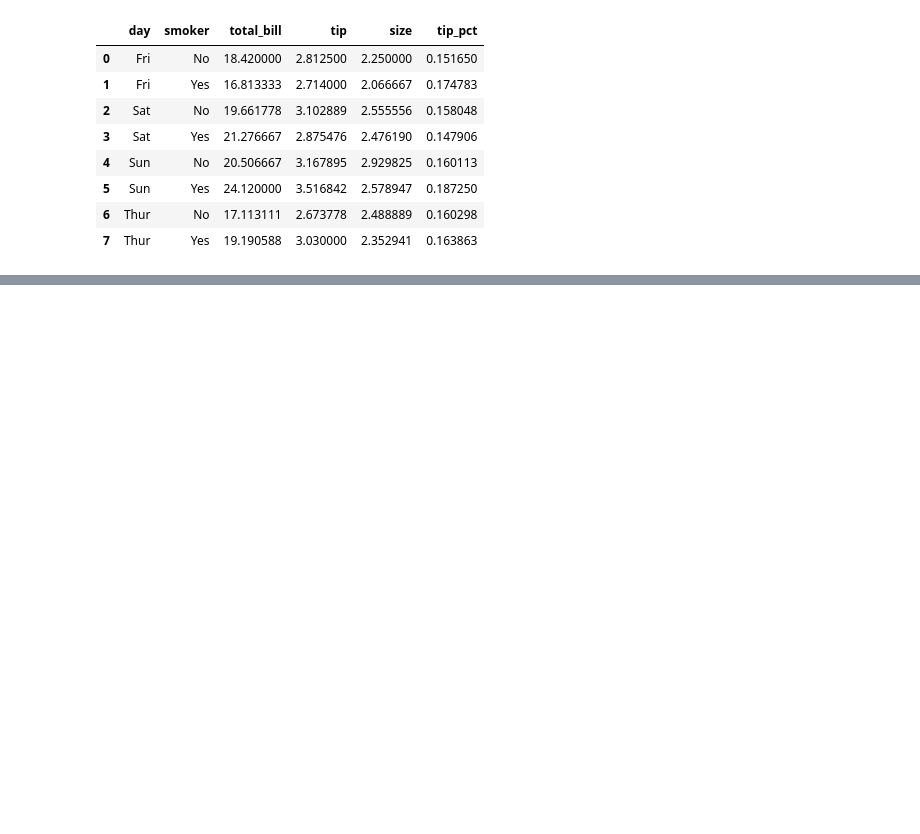
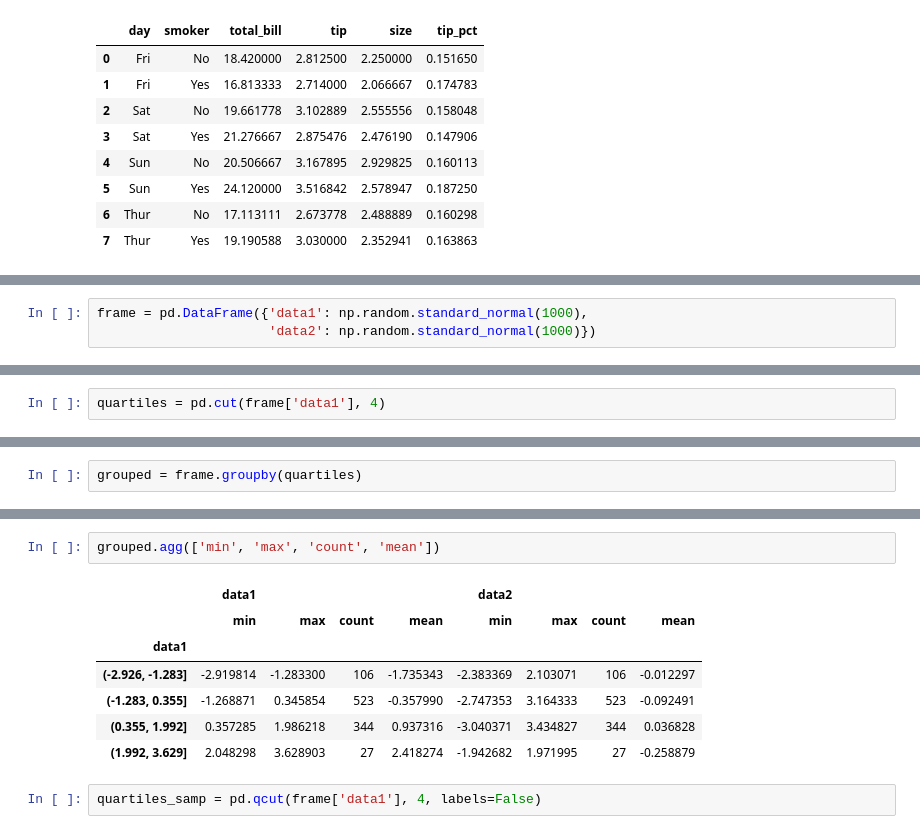
Before and after one commit to shaoyu-xu/quant_projects, a Jupyter notebook: 01_learning/python/python_data_analysis/ch10_groupby/day13_data_aggregation.ipynb, the cells around one changed output, grey strips where cells are left out. Cells and saved outputs as stored; diff of their text form; blank space fills up the shorter version.

```diff
--- a/01_learning/python/python_data_analysis/ch10_groupby/day13_data_aggregation.ipynb
+++ b/01_learning/python/python_data_analysis/ch10_groupby/day13_data_aggregation.ipynb
@@ -218,0 +313,3 @@ tips.groupby(['day', 'smoker'], as_index=False)[['total_bill', 'tip', 'size', 't
+# %%
+frame = pd.DataFrame({'data1': np.random.standard_normal(1000),
+                      'data2': np.random.standard_normal(1000)})
@@ -218,0 +325,2 @@ tips.groupby(['day', 'smoker'], as_index=False)[['total_bill', 'tip', 'size', 't
+# %%
+quartiles = pd.cut(frame['data1'], 4)
@@ -218,0 +348,2 @@ tips.groupby(['day', 'smoker'], as_index=False)[['total_bill', 'tip', 'size', 't
+# %%
+grouped = frame.groupby(quartiles)
@@ -218,0 +363,12 @@ tips.groupby(['day', 'smoker'], as_index=False)[['total_bill', 'tip', 'size', 't
+# %%
+grouped.agg(['min', 'max', 'count', 'mean'])
+# %% [output]
+|  | data1 |  |  |  | data2 |  |  |  |
+|  | min | max | count | mean | min | max | count | mean |
+| data1 |  |  |  |  |  |  |  |  |
+| (-2.926, -1.283] | -2.919814 | -1.283300 | 106 | -1.735343 | -2.383369 | 2.103071 | 106 | -0.012297 |
+| (-1.283, 0.355] | -1.268871 | 0.345854 | 523 | -0.357990 | -2.747353 | 3.164333 | 523 | -0.092491 |
+| (0.355, 1.992] | 0.357285 | 1.986218 | 344 | 0.937316 | -3.040371 | 3.434827 | 344 | 0.036828 |
+| (1.992, 3.629] | 2.048298 | 3.628903 | 27 | 2.418274 | -1.942682 | 1.971995 | 27 | -0.258879 |
+# %%
+quartiles_samp = pd.qcut(frame['data1'], 4, labels=False)
```
Also changed, not shown: parts of 67 cells of this notebook.
